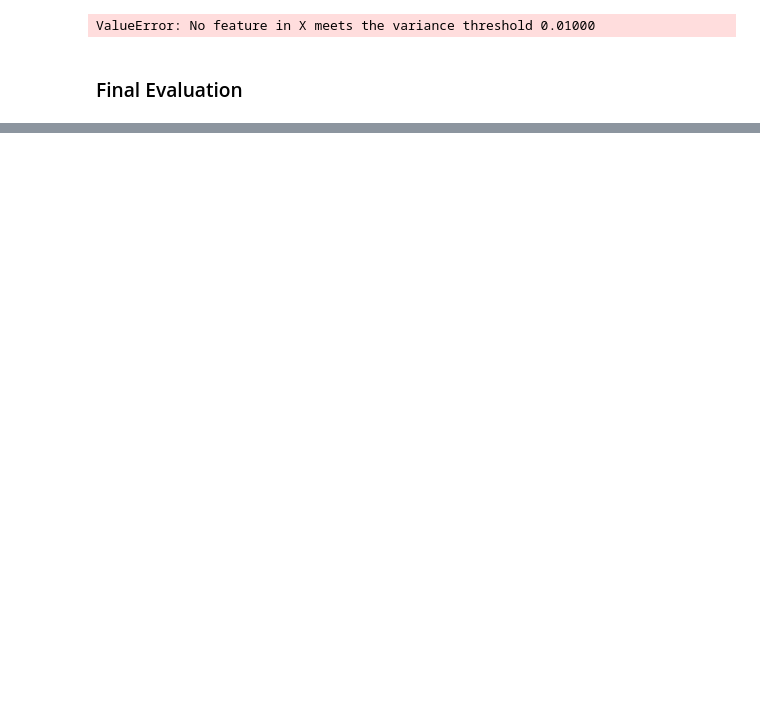
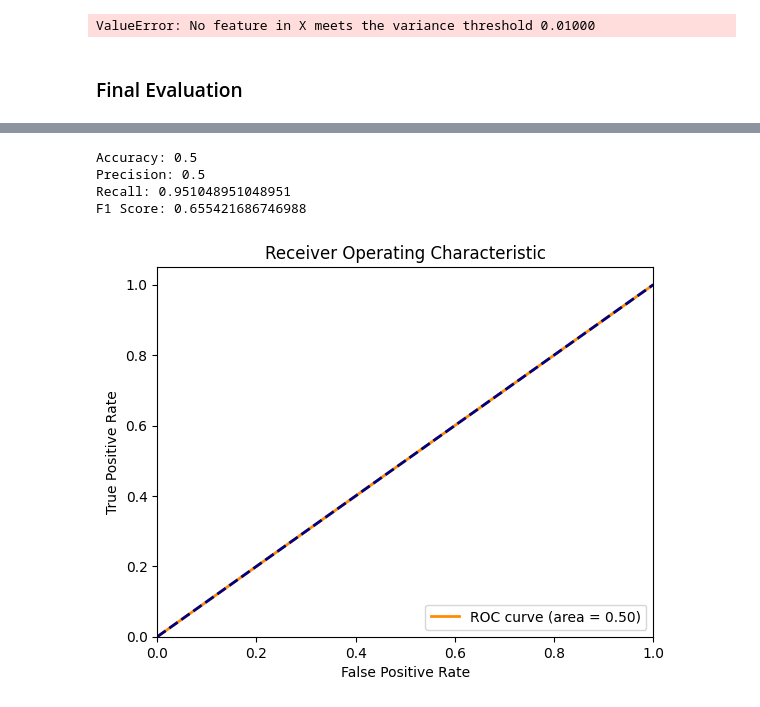
Before and after one commit to wachiii-q/brain-mdd, a Jupyter notebook: main.ipynb, the cells around one changed output, grey strips where cells are left out. Saved outputs shown, nothing was run; the diff lists cells and outputs as text; code cells hidden in the pictures; blank space fills up the shorter version.

Commit message:
feat: add plot roc and cm

```diff
--- a/main.ipynb
+++ b/main.ipynb
@@ -734,0 +946,46 @@ ValueError: No feature in X meets the variance threshold 0.01000
+# %%
+allFeatBestModelPath = "/Users/wachiii/Workschii/brain-mdd/models/CrossValidation/allfeatureCv/Random Forest_SelectKBest/model_fold_7.pkl"
+allFeatBestModel = joblib.load(allFeatBestModelPath)
+
+
+y_testPath = "/Users/wachiii/Workschii/brain-mdd/models/CrossValidation/allfeatureCv/y_test.npy"
+x_testPath = "/Users/wachiii/Workschii/brain-mdd/models/CrossValidation/allfeatureCv/X_test.npy"
+
+X_test = np.load(x_testPath)
+y_test = np.load(y_testPath)
+
+# do feature selection selectKBest = 100
+selector = SelectKBest(score_func=f_classif, k=100)
+X_test_selected = selector.fit_transform(X_test, y_test)
+
+y_pred = allFeatBestModel.predict(X_test_selected)
+acc = accuracy_score(y_test, y_pred)
+prec = precision_score(y_test, y_pred)
+rec = recall_score(y_test, y_pred)
+f1 = f1_score(y_test, y_pred)
+
+print(f"Accuracy: {acc}")
+print(f"Precision: {prec}")
+print(f"Recall: {rec}")
+print(f"F1 Score: {f1}")
+
+fpr, tpr, _ = roc_curve(y_test, y_pred)
+roc_auc = auc(fpr, tpr)
+
+plt.figure()
+lw = 2
+plt.plot(fpr, tpr, color='darkorange', lw=lw, label='ROC curve (area = %0.2f)' % roc_auc)
+plt.plot([0, 1], [0, 1], color='navy', lw=lw, linestyle='--')
+plt.xlim([0.0, 1.0])
+plt.ylim([0.0, 1.05])
+plt.xlabel('False Positive Rate')
+plt.ylabel('True Positive Rate')
+plt.title('Receiver Operating Characteristic')
+plt.legend(loc="lower right")
+plt.show()
+# %% [output]
+Accuracy: 0.5
+Precision: 0.5
+Recall: 0.951048951048951
+F1 Score: 0.655421686746988
+[figure, added]
```
Also changed, not shown: parts of 5 cells of this notebook.
